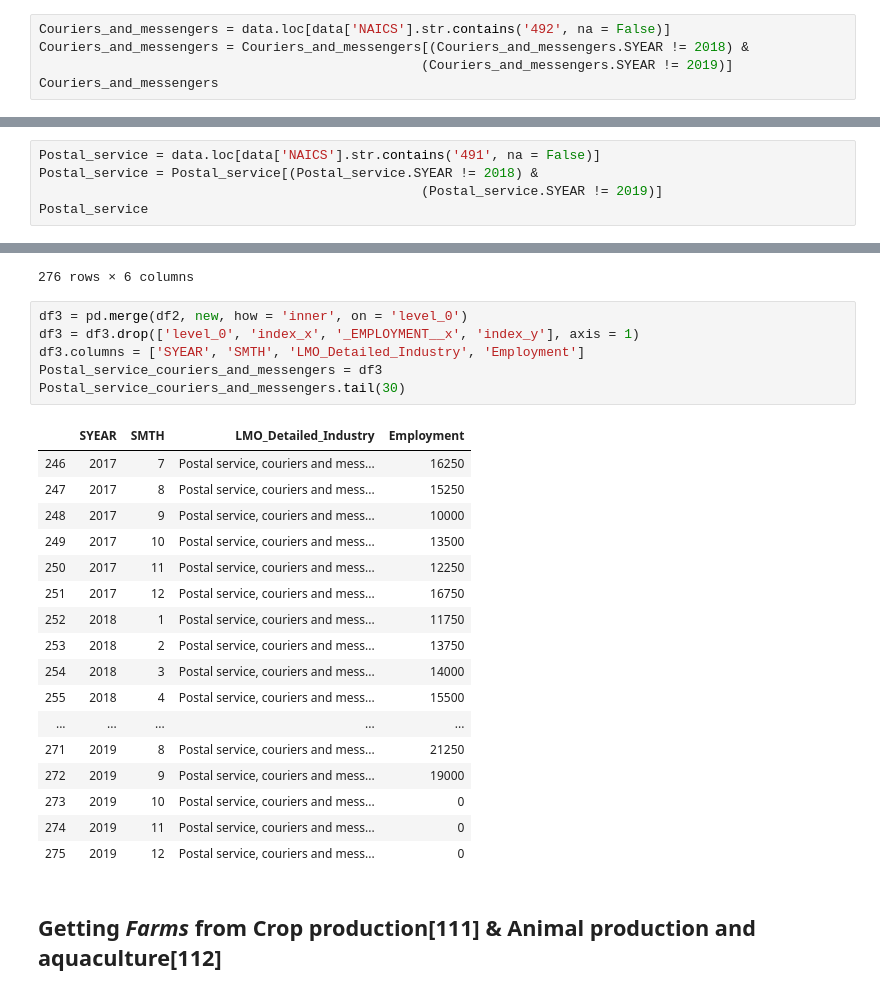
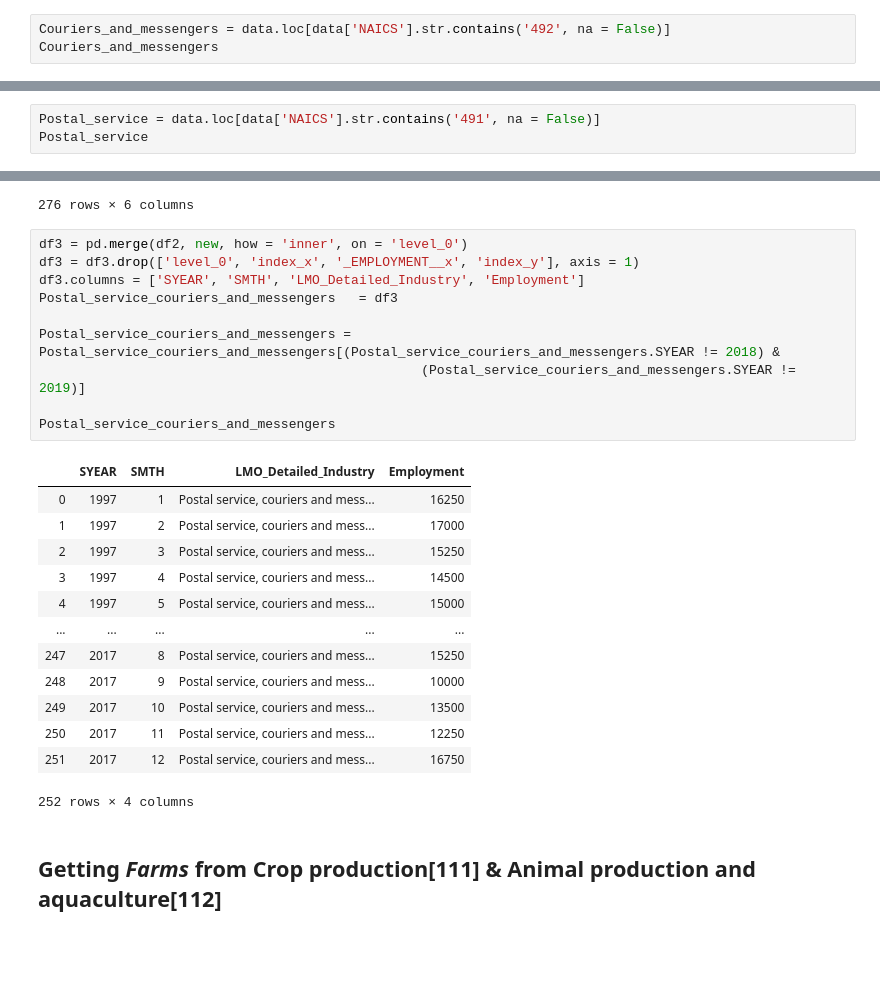
Before and after one commit to Hotlynn2/SERIES-ANALYSIS-OF-NAICS, a Jupyter notebook: Time Analysis Series.ipynb, the cells around one changed output, grey strips where cells are left out. Saved outputs shown, nothing was run; the diff lists cells and outputs as text; blank space fills up the shorter version.

```diff
--- a/Time Analysis Series.ipynb
+++ b/Time Analysis Series.ipynb
@@ -56,8 +56,6 @@ Name: NAICS, Length: 437, dtype: int64
 ## Getting *Postal service, couriers and messengers* from Postal service[491] & Couriers and messengers[492]
 # %%
 Couriers_and_messengers = data.loc[data['NAICS'].str.contains('492', na = False)]
-Couriers_and_messengers = Couriers_and_messengers[(Couriers_and_messengers.SYEAR != 2018) &
-                                                 (Couriers_and_messengers.SYEAR != 2019)]
 Couriers_and_messengers
 # %% [output]
 |  | SYEAR | SMTH | NAICS | _EMPLOYMENT_ |
@@ -76,7 +74,5 @@ Couriers_and_messengers
 # %%
 Postal_service = data.loc[data['NAICS'].str.contains('491', na = False)]
-Postal_service = Postal_service[(Postal_service.SYEAR != 2018) &
-                                                 (Postal_service.SYEAR != 2019)]
 Postal_service
 # %% [output]
 |  | SYEAR | SMTH | NAICS | _EMPLOYMENT_ |
@@ -234,27 +230,27 @@ df2
 # %%
 df3 = pd.merge(df2, new, how = 'inner', on = 'level_0')
 df3 = df3.drop(['level_0', 'index_x', '_EMPLOYMENT__x', 'index_y'], axis = 1)
 df3.columns = ['SYEAR', 'SMTH', 'LMO_Detailed_Industry', 'Employment']
-Postal_service_couriers_and_messengers = df3
-Postal_service_couriers_and_messengers.tail(30)
+Postal_service_couriers_and_messengers   = df3
+
+Postal_service_couriers_and_messengers = Postal_service_couriers_and_messengers[(Postal_service_couriers_and_messengers.SYEAR != 2018) &
+                                                 (Postal_service_couriers_and_messengers.SYEAR != 2019)]
+
+Postal_service_couriers_and_messengers
 # %% [output]
 |  | SYEAR | SMTH | LMO_Detailed_Industry | Employment |
-| 246 | 2017 | 7 | Postal service, couriers and mess... | 16250 |
+| 0 | 1997 | 1 | Postal service, couriers and mess... | 16250 |
+| 1 | 1997 | 2 | Postal service, couriers and mess... | 17000 |
+| 2 | 1997 | 3 | Postal service, couriers and mess... | 15250 |
+| 3 | 1997 | 4 | Postal service, couriers and mess... | 14500 |
+| 4 | 1997 | 5 | Postal service, couriers and mess... | 15000 |
+| ... | ... | ... | ... | ... |
 | 247 | 2017 | 8 | Postal service, couriers and mess... | 15250 |
 | 248 | 2017 | 9 | Postal service, couriers and mess... | 10000 |
 | 249 | 2017 | 10 | Postal service, couriers and mess... | 13500 |
 | 250 | 2017 | 11 | Postal service, couriers and mess... | 12250 |
 | 251 | 2017 | 12 | Postal service, couriers and mess... | 16750 |
-| 252 | 2018 | 1 | Postal service, couriers and mess... | 11750 |
-| 253 | 2018 | 2 | Postal service, couriers and mess... | 13750 |
-| 254 | 2018 | 3 | Postal service, couriers and mess... | 14000 |
-| 255 | 2018 | 4 | Postal service, couriers and mess... | 15500 |
-| ... | ... | ... | ... | ... |
-| 271 | 2019 | 8 | Postal service, couriers and mess... | 21250 |
-| 272 | 2019 | 9 | Postal service, couriers and mess... | 19000 |
-| 273 | 2019 | 10 | Postal service, couriers and mess... | 0 |
-| 274 | 2019 | 11 | Postal service, couriers and mess... | 0 |
-| 275 | 2019 | 12 | Postal service, couriers and mess... | 0 |
+252 rows × 4 columns
 # %% [markdown]
 ## Getting *Farms* from Crop production[111] & Animal production and aquaculture[112]
 # %%
```
Also changed, not shown: parts of 134 cells of this notebook.
